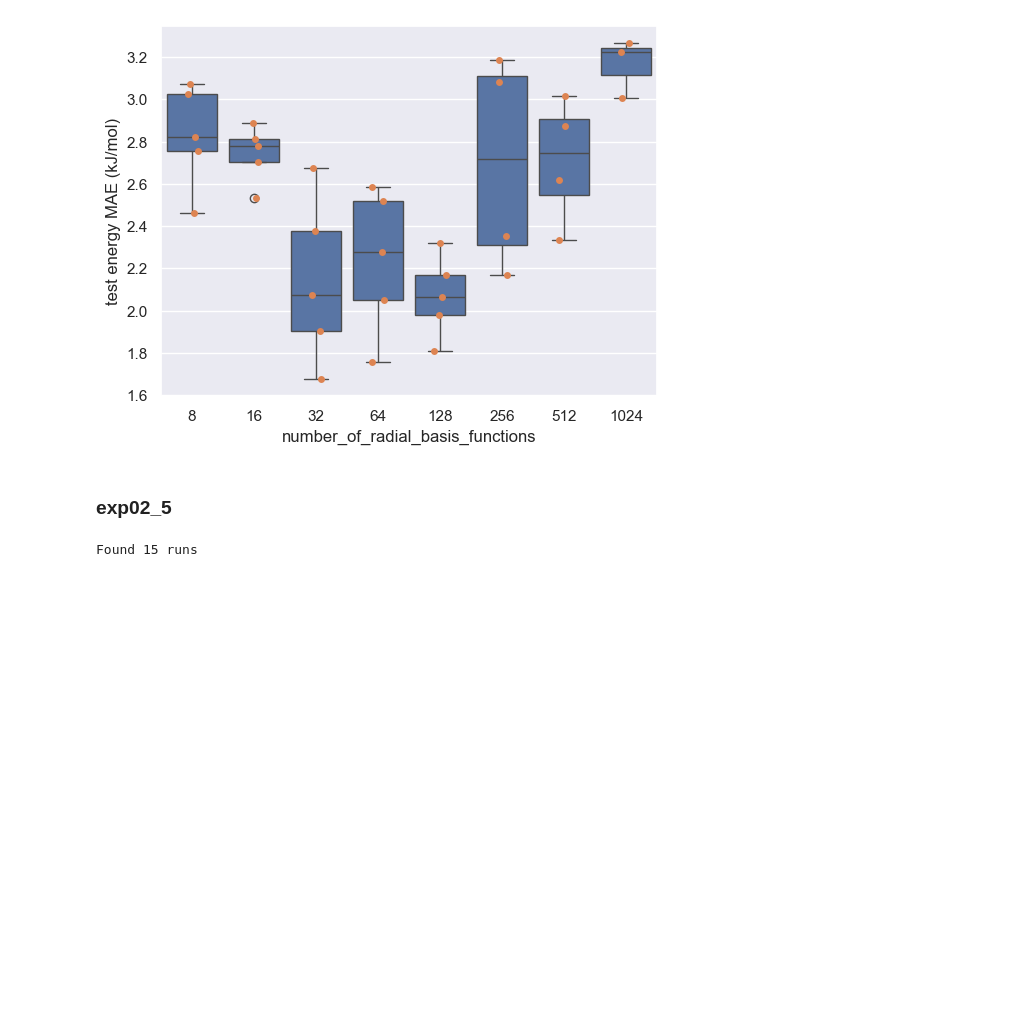
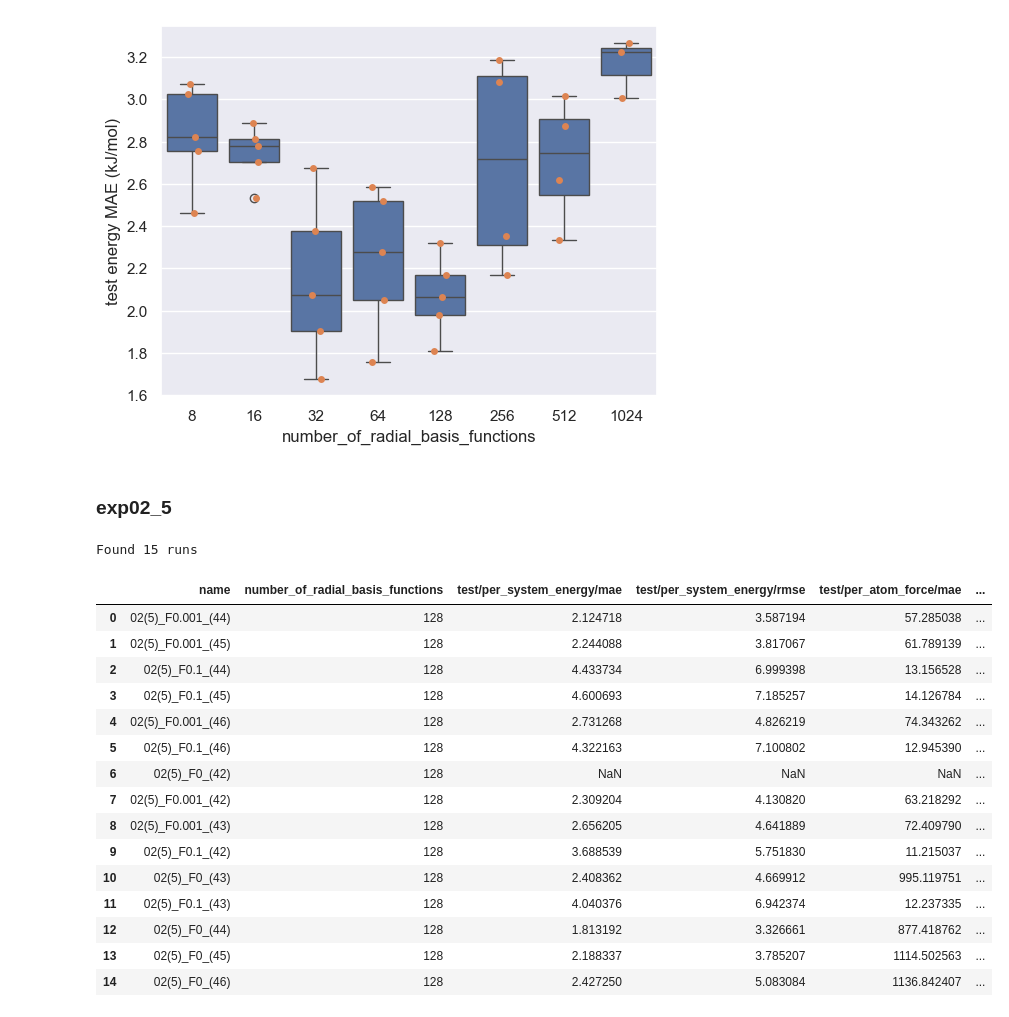
Before and after one commit to MarshallYan/modelforge-experiments, a Jupyter notebook: analysis/schnet_qm9.ipynb, the cells around one changed output. Saved outputs shown, nothing was run; the diff lists cells and outputs as text; code cells hidden in the pictures; blank space fills up the shorter version.

```diff
--- a/analysis/schnet_qm9.ipynb
+++ b/analysis/schnet_qm9.ipynb
@@ -923,6 +927,25 @@ for run in runs:
     exp_results.append(record)
 
 exp_results_df = pd.DataFrame(exp_results)
+# %%
+exp_results_df
+# %% [output]
+|  | name | number_of_radial_basis_functions | test/per_system_energy/mae | test/per_system_energy/rmse | test/per_atom_force/mae | ... |
+| 0 | 02(5)_F0.001_(44) | 128 | 2.124718 | 3.587194 | 57.285038 | ... |
+| 1 | 02(5)_F0.001_(45) | 128 | 2.244088 | 3.817067 | 61.789139 | ... |
+| 2 | 02(5)_F0.1_(44) | 128 | 4.433734 | 6.999398 | 13.156528 | ... |
+| 3 | 02(5)_F0.1_(45) | 128 | 4.600693 | 7.185257 | 14.126784 | ... |
+| 4 | 02(5)_F0.001_(46) | 128 | 2.731268 | 4.826219 | 74.343262 | ... |
+| 5 | 02(5)_F0.1_(46) | 128 | 4.322163 | 7.100802 | 12.945390 | ... |
+| 6 | 02(5)_F0_(42) | 128 | NaN | NaN | NaN | ... |
+| 7 | 02(5)_F0.001_(42) | 128 | 2.309204 | 4.130820 | 63.218292 | ... |
+| 8 | 02(5)_F0.001_(43) | 128 | 2.656205 | 4.641889 | 72.409790 | ... |
+| 9 | 02(5)_F0.1_(42) | 128 | 3.688539 | 5.751830 | 11.215037 | ... |
+| 10 | 02(5)_F0_(43) | 128 | 2.408362 | 4.669912 | 995.119751 | ... |
+| 11 | 02(5)_F0.1_(43) | 128 | 4.040376 | 6.942374 | 12.237335 | ... |
+| 12 | 02(5)_F0_(44) | 128 | 1.813192 | 3.326661 | 877.418762 | ... |
+| 13 | 02(5)_F0_(45) | 128 | 2.188337 | 3.785207 | 1114.502563 | ... |
+| 14 | 02(5)_F0_(46) | 128 | 2.427250 | 5.083084 | 1136.842407 | ... |
 # %%
 ax = sns.boxplot(
     data=exp_results_df,
```
Also changed, not shown: parts of 3 cells of this notebook, 6 other files.
